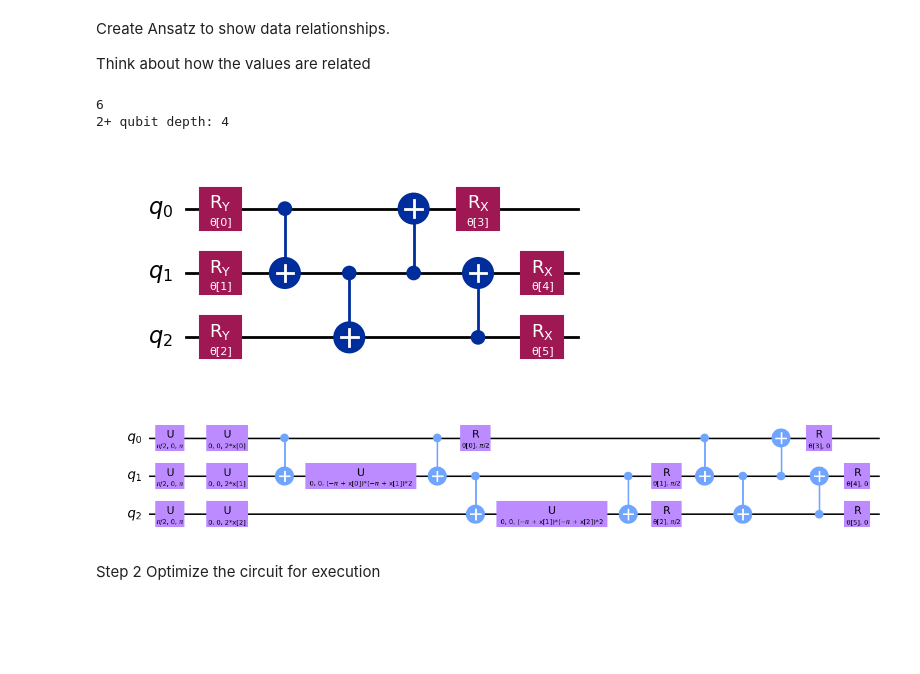
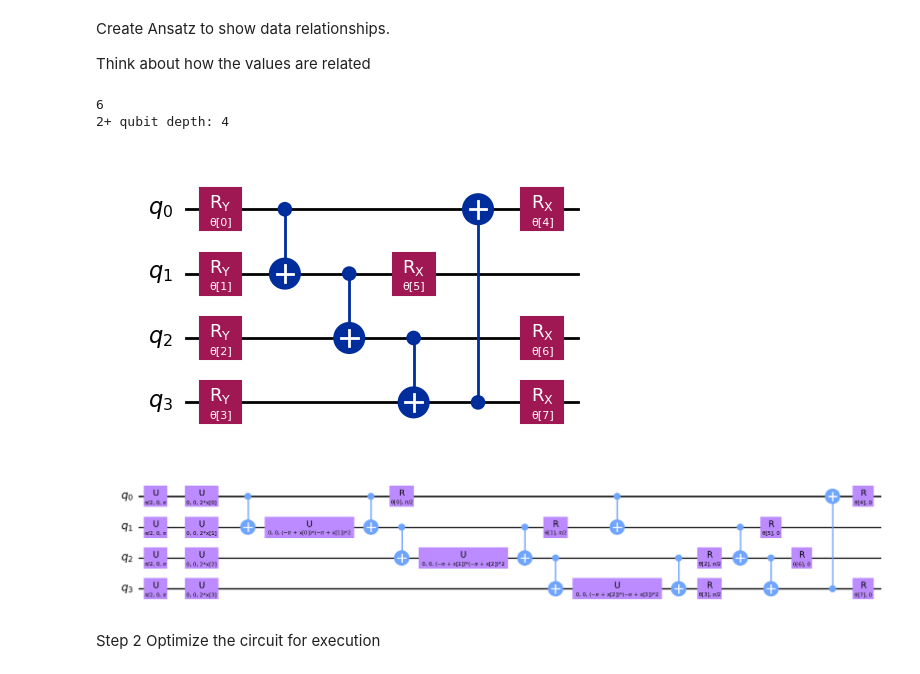
Before and after one commit to peoplesinc/air-pollution-data, a Jupyter notebook: baltimore-figures/baltimore_qml.ipynb, the cells around one changed output. Cells and saved outputs as stored; diff of their text form; code cells hidden in the pictures; blank space fills up the shorter version.

```diff
--- a/baltimore-figures/baltimore_qml.ipynb
+++ b/baltimore-figures/baltimore_qml.ipynb
@@ -160,6 +160,7 @@ def convert_to_label(grade):
         return -1
 # %%
 from math import pi
+import pandas as pd
 import numpy as np
 
 def process_dataset(dataset: pd.DataFrame, samples: int, random_seed: int) -> np.array:
@@ -177,7 +178,7 @@ def process_dataset(dataset: pd.DataFrame, samples: int, random_seed: int) -> np
                             #(row[3] / row[6]) * 2 * pi, # % of Hispanic population
                             #(row[4] / row[6]) * 2 * pi, # % of Asian population
                             #(row[5] / row[6]) * 2 * pi, # % of Other population
-                            #(row[6] / max ) * 2 * pi,     # Normalized total
+                            (row[6] / max ) * 2 * pi,     # Normalized total
                             row[7],           # NO2 levels | Low is good
                             row[8],           # PHOLC levels
                             row[9],          # PM25 levels | high is bad
@@ -371,19 +393,10 @@ Map inputs to quantum circuit
 # %%
-import pandas as pd
+
 import numpy as np
 import matplotlib.pyplot as plt
-from utils import init
-
-# This only needs to be run once, as the dataset is cached after the first run
-dataset = init()
-
-# Baltimore statistics
-baltimore_dataset = dataset[dataset['City'] == 'Baltimore, MD']
-
-# Use sampling to get a random subset of 1000 rows, to avoid any bias in the data
 from math import pi
 
-sample_size = 5000
+sample_size = 10000
 train_size = int(.8 * sample_size)
 test_size = int(.2 * sample_size)
 
@@ -425,26 +444,26 @@ Think about how the values are related
 # %%
 # Import the necessary packages
 from qiskit import QuantumCircuit
 
 # Here is a list of qubit pairs between which we want CNOT gates. The choice of these is not yet obvious.
 # Change this to include ALL of the demographic group qubits
 #qnn_cnot_list = [[0,2],[0,1],[1,3],[3,2],[2,1],[3,0]]
-qnn_cnot_list = [[0,1],[1,2],[1,0],[2,1]]
+qnn_cnot_list = [[0,1],[1,2],[2,3],[3,0]]
 #qnn_cnot_list = [[6, 0], [8, 1], [8, 2]]
 
 ansatz = create_ansatz_circuit(qubits=num_qubits, cnot_list=qnn_cnot_list)
 # Check the circuit depth, and the two-qubit gate depth
 print(ansatz.decompose().depth())
 print(
     f"2+ qubit depth: {ansatz.decompose().depth(lambda instr: len(instr.qubits) > 1)}"
 )
 
 # Draw the circuit
 ansatz.draw("mpl")
 # %% [output]
 6
 2+ qubit depth: 4
-[figure, old version]
+[figure, new version]
 # %%
 # QNN ansatz
 
@@ -457,7 +476,7 @@ full_circuit.compose(ansatz, range(num_qubits), inplace=True)
 # Display the circuit
 full_circuit.decompose().draw("mpl", style="clifford", fold=-1)
 # %% [output]
-[figure, old version]
+[figure, new version]
 # %% [markdown]
 Step 2
 Optimize the circuit for execution
```
Also changed, not shown: parts of 12 cells of this notebook.
